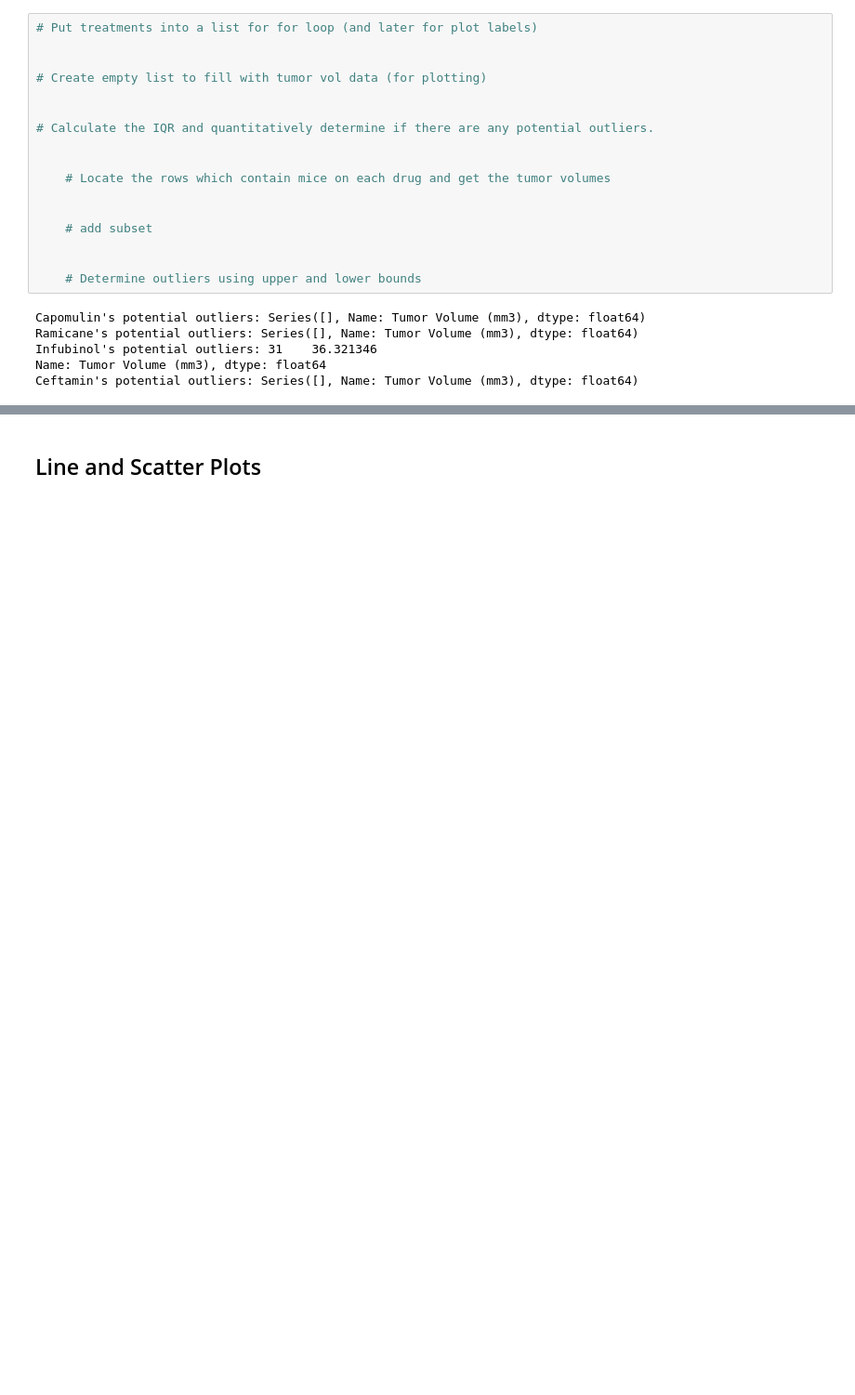
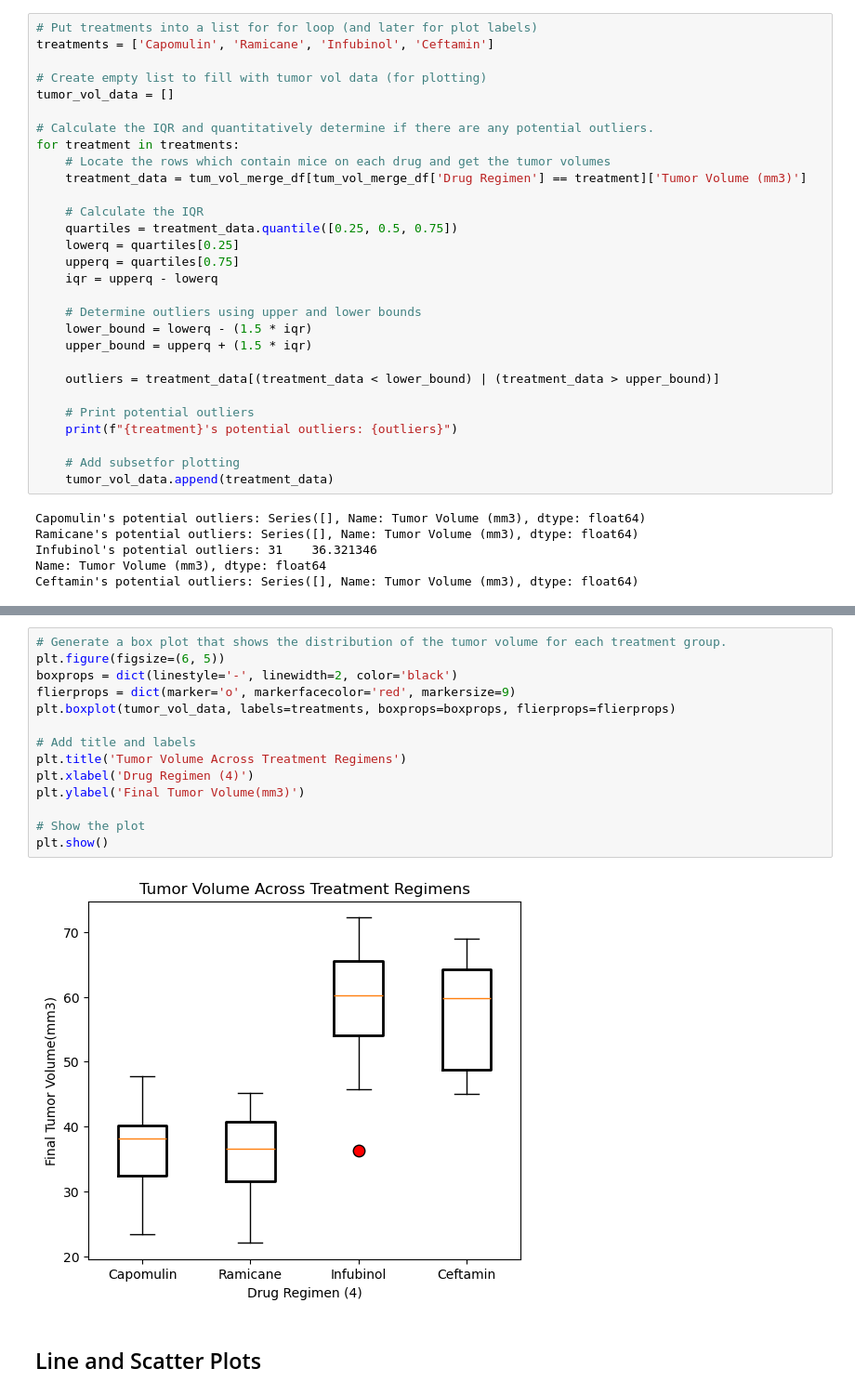
Before and after one commit to Daemch/Matplotlib_challenge, a Jupyter notebook: Pymaceuticals/pymaceuticals_analysis.ipynb, the cells around one changed output, grey strips where cells are left out. Shown: that part at 93% size. Cells and saved outputs as stored; diff of their text form; blank space fills up the shorter version.

```diff
--- a/Pymaceuticals/pymaceuticals_analysis.ipynb
+++ b/Pymaceuticals/pymaceuticals_analysis.ipynb
@@ -194,20 +203,32 @@ plt.show()
 # %%
 # Put treatments into a list for for loop (and later for plot labels)
-
+treatments = ['Capomulin', 'Ramicane', 'Infubinol', 'Ceftamin']
 
 # Create empty list to fill with tumor vol data (for plotting)
-
+tumor_vol_data = []
 
 # Calculate the IQR and quantitatively determine if there are any potential outliers.
+for treatment in treatments:
+    # Locate the rows which contain mice on each drug and get the tumor volumes
+    treatment_data = tum_vol_merge_df[tum_vol_merge_df['Drug Regimen'] == treatment]['Tumor Volume (mm3)']
 
-
-    # Locate the rows which contain mice on each drug and get the tumor volumes
-
-
-    # add subset
-
+    # Calculate the IQR
+    quartiles = treatment_data.quantile([0.25, 0.5, 0.75])
+    lowerq = quartiles[0.25]
+    upperq = quartiles[0.75]
+    iqr = upperq - lowerq
 
     # Determine outliers using upper and lower bounds
+    lower_bound = lowerq - (1.5 * iqr)
+    upper_bound = upperq + (1.5 * iqr)
+
+    outliers = treatment_data[(treatment_data < lower_bound) | (treatment_data > upper_bound)]
+
+    # Print potential outliers
+    print(f"{treatment}'s potential outliers: {outliers}")
+
+    # Add subsetfor plotting
+    tumor_vol_data.append(treatment_data)
 # %% [output]
 Capomulin's potential outliers: Series([], Name: Tumor Volume (mm3), dtype: float64)
 Ramicane's potential outliers: Series([], Name: Tumor Volume (mm3), dtype: float64)
@@ -221,2 +238,18 @@ Ceftamin's potential outliers: Series([], Name: Tumor Volume (mm3), dtype: float
+# %%
+# Generate a box plot that shows the distribution of the tumor volume for each treatment group.
+plt.figure(figsize=(6, 5))
+boxprops = dict(linestyle='-', linewidth=2, color='black')
+flierprops = dict(marker='o', markerfacecolor='red', markersize=9)
+plt.boxplot(tumor_vol_data, labels=treatments, boxprops=boxprops, flierprops=flierprops)
+
+# Add title and labels
+plt.title('Tumor Volume Across Treatment Regimens')
+plt.xlabel('Drug Regimen (4)')
+plt.ylabel('Final Tumor Volume(mm3)')
+
+# Show the plot
+plt.show()
+# %% [output]
+[figure, added]
 # %% [markdown]
 ## Line and Scatter Plots
```
Also changed, not shown: parts of 4 cells of this notebook.
